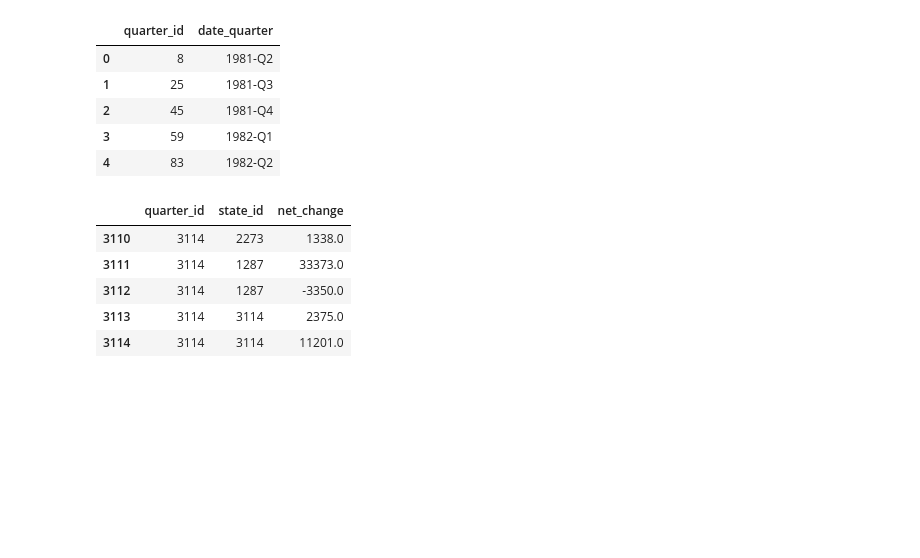
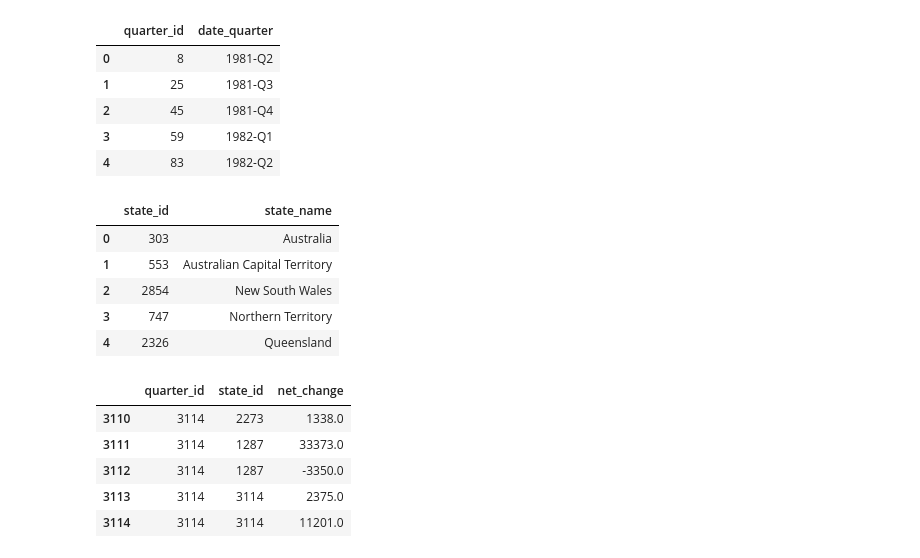
Before and after one commit to jonowood/Project_2, a Jupyter notebook: ETL/Clean_Test.ipynb, the cells around one changed output. Saved outputs shown, nothing was run; the diff lists cells and outputs as text; code cells hidden in the pictures; blank space fills up the shorter version.

```diff
--- a/ETL/Clean_Test.ipynb
+++ b/ETL/Clean_Test.ipynb
@@ -216,6 +221,16 @@ new_test_quarter_df.head()
 | 2 | 45 | 1981-Q4 |
 | 3 | 59 | 1982-Q1 |
 | 4 | 83 | 1982-Q2 |
+# %%
+new_test_region_df.reset_index(drop=True)
+new_test_region_df.head()
+# %% [output]
+|  | state_id | state_name |
+| 0 | 303 | Australia |
+| 1 | 553 | Australian Capital Territory |
+| 2 | 2854 | New South Wales |
+| 3 | 747 | Northern Territory |
+| 4 | 2326 | Queensland |
 # %%
 population_df.reset_index(drop=True)
 population_df.tail()
```
Also changed, not shown: parts of 8 cells of this notebook.
